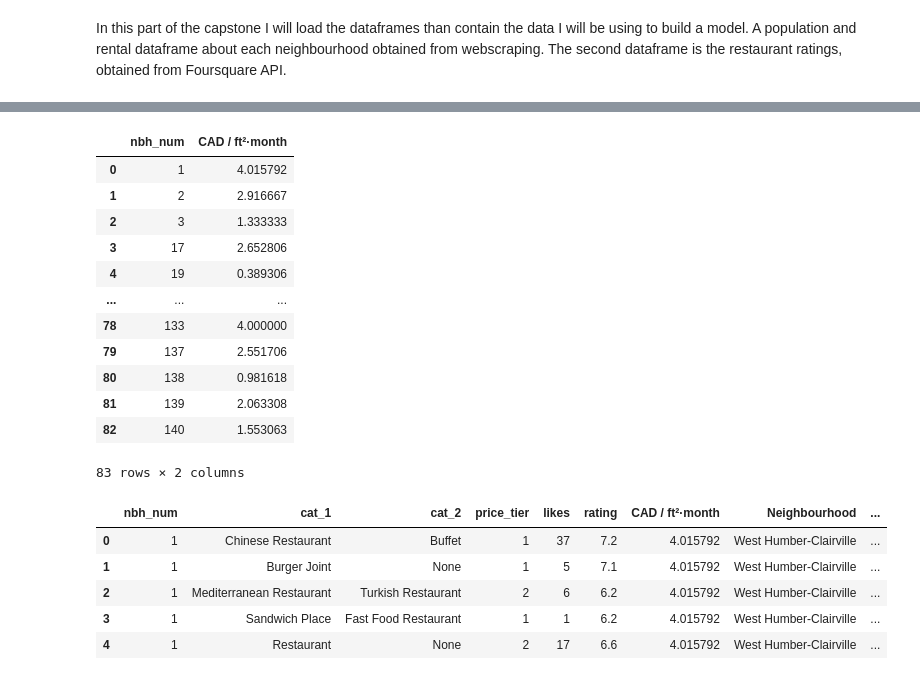
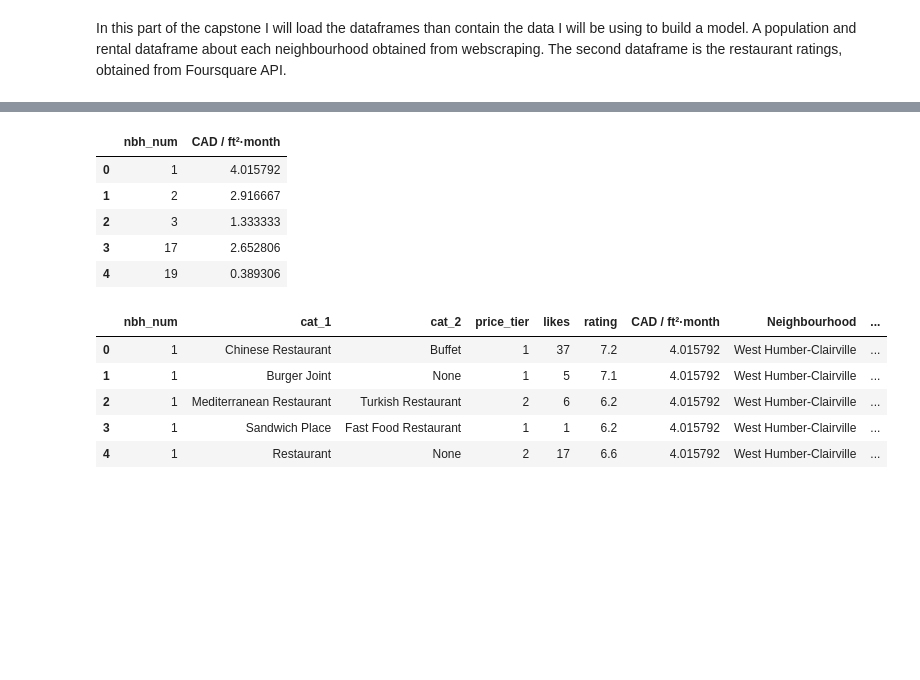
Before and after one commit to pagutierreza/Applied-Data-Science-Capstone, a Jupyter notebook: Week 2/EDA.ipynb, the cells around one changed output, grey strips where cells are left out. Drawn from its saved outputs; the diff is of its cells as text; code cells hidden in the pictures; blank space fills up the shorter version.

```diff
--- a/Week 2/EDA.ipynb
+++ b/Week 2/EDA.ipynb
@@ -54,22 +36,15 @@ fs_df
 # %%
 #Rental information:
 rental_df = pd.read_csv('area_rent.csv')
 rental_df.columns = ['nbh_num', 'CAD / ft²·month']
-rental_df
+rental_df.head()
 # %% [output]
 |  | nbh_num | CAD / ft²·month |
 | 0 | 1 | 4.015792 |
 | 1 | 2 | 2.916667 |
 | 2 | 3 | 1.333333 |
 | 3 | 17 | 2.652806 |
 | 4 | 19 | 0.389306 |
-| ... | ... | ... |
-| 78 | 133 | 4.000000 |
-| 79 | 137 | 2.551706 |
-| 80 | 138 | 0.981618 |
-| 81 | 139 | 2.063308 |
-| 82 | 140 | 1.553063 |
-83 rows × 2 columns
 # %%
 #Merge all the dataframes using the the nbh_num column:
 df = fs_df.merge(rental_df, how = 'left', on = 'nbh_num').merge(pop_df, how = 'left', on='nbh_num')
```
Also changed, not shown: parts of 51 cells of this notebook, 1 other file.
